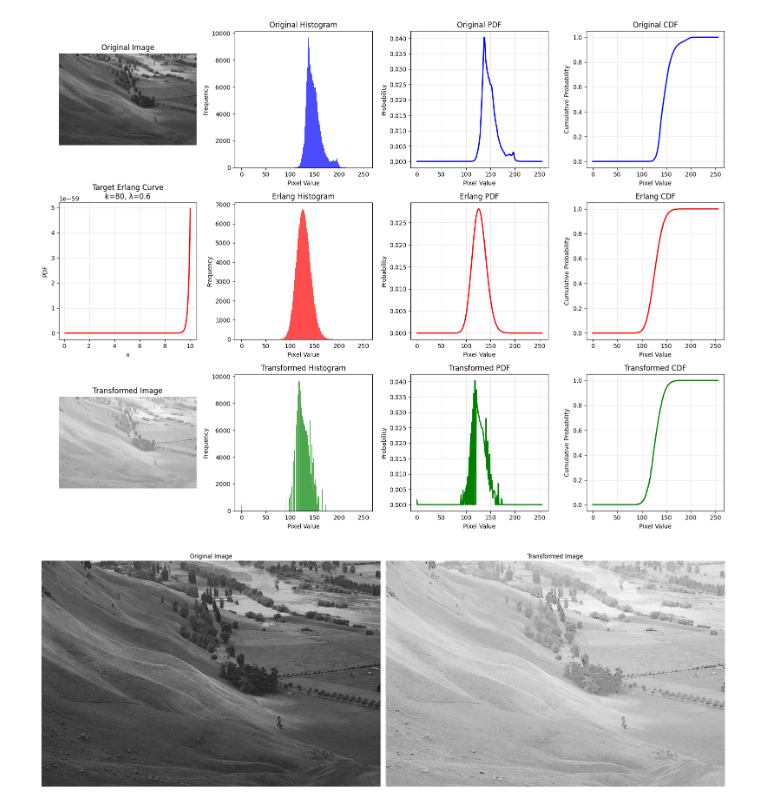
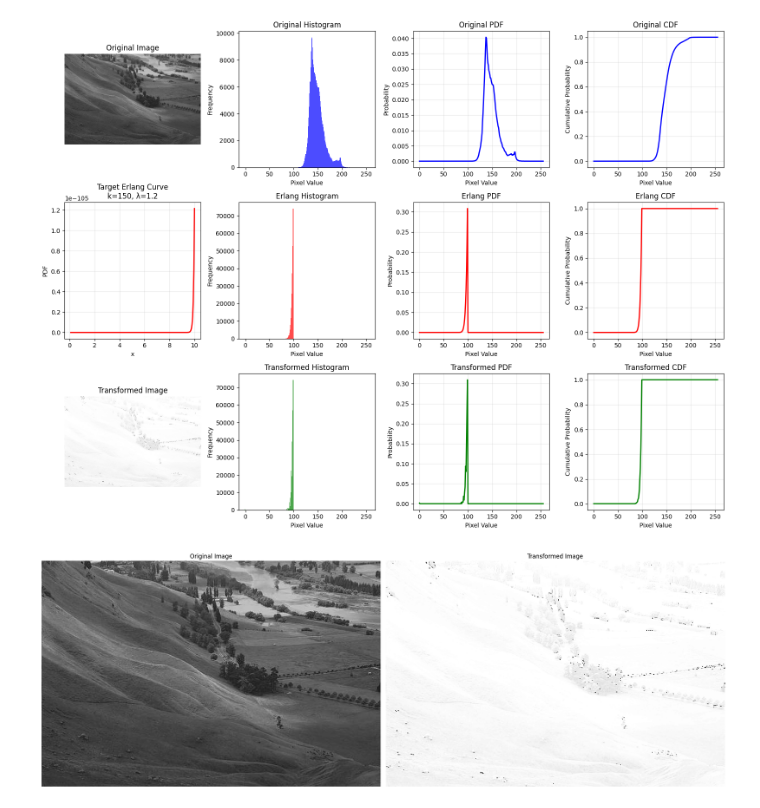
Before and after one commit to Efty34/Image_Processing, a Jupyter notebook: Lab_3/assignment/2.ipynb, the cells around one changed output. Saved outputs shown, nothing was run; the diff lists cells and outputs as text; code cells hidden in the pictures.

```diff
--- a/Lab_3/assignment/2.ipynb
+++ b/Lab_3/assignment/2.ipynb
@@ -194,12 +194,12 @@ def show_results(image, k, lam):
     plt.tight_layout()
     plt.show()
 # %%
-k=80
-lam=0.6
+k=150
+lam=1.2
 transformed_image, pr, sr_cdf, sk, pz, pz_pdf, Gz, Gz_rounded, mapping = histogram_specification(test, k, lam)
 show_results(test,k,lam)
 # %% [output]
-[figure, old version]
+[figure, new version]
 # %%
 plt.figure(figsize=(20,15))
 
@@ -216,4 +216,4 @@ plt.axis('off')
 plt.tight_layout()
 plt.show()
 # %% [output]
-[figure, old version]
+[figure, new version]
```
Also changed, not shown: 29 other files.
